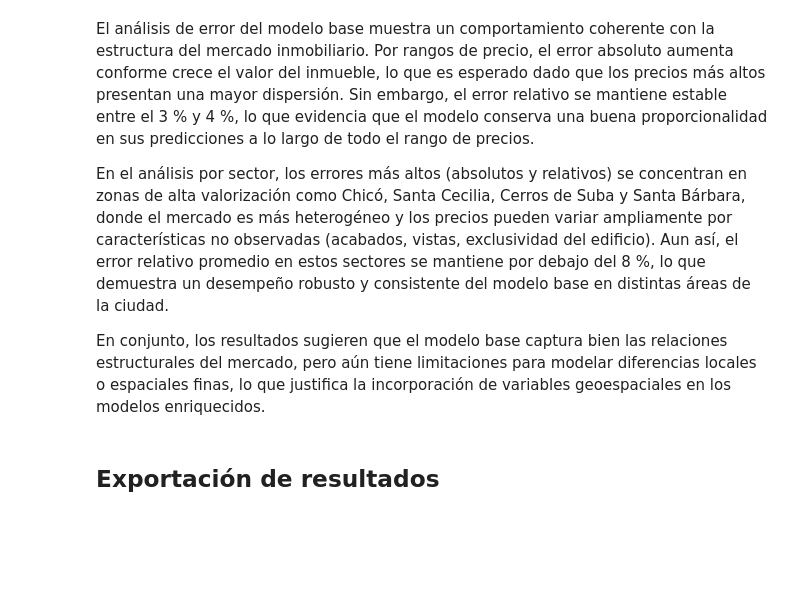
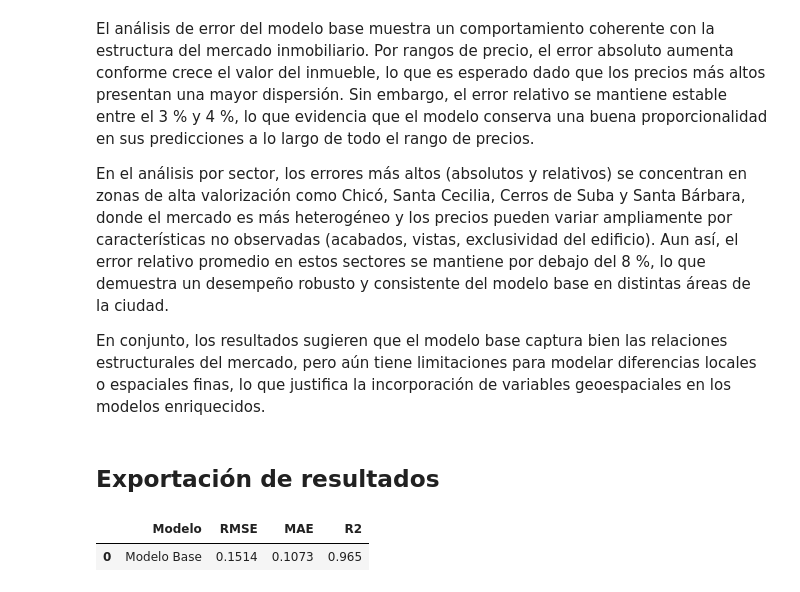
Before and after one commit to thordickinson/maestria-ia, a Jupyter notebook: analisis/notebooks/2.1.evaluacion_modelo_base_seleccionado.ipynb, the cells around one changed output. Drawn from its saved outputs; the diff is of its cells as text; code cells hidden in the pictures; blank space fills up the shorter version.

Commit message:
feat: correcciones en el documento y vamos a comenzar con el modelo reducido

```diff
--- a/analisis/notebooks/2.1.evaluacion_modelo_base_seleccionado.ipynb
+++ b/analisis/notebooks/2.1.evaluacion_modelo_base_seleccionado.ipynb
@@ -427,10 +427,14 @@ En conjunto, los resultados sugieren que el modelo base captura bien las relacio
 # %%
 metrics_red = {
     "Modelo": "Modelo Base",
     "RMSE": np.mean(results_base["RMSE"]),
     "MAE": np.mean(results_base["MAE"]),
     "R2": np.mean(results_base["R2"])
 }
 
 metrics_red_df = pd.DataFrame([metrics_red])
 metrics_red_df.to_csv("../data/resultados_modelo_base.csv", index=False)
+metrics_red_df.round(4)
+# %% [output]
+|  | Modelo | RMSE | MAE | R2 |
+| 0 | Modelo Base | 0.1514 | 0.1073 | 0.965 |
```
Also changed, not shown: parts of 2 cells of this notebook, 19 other files.
